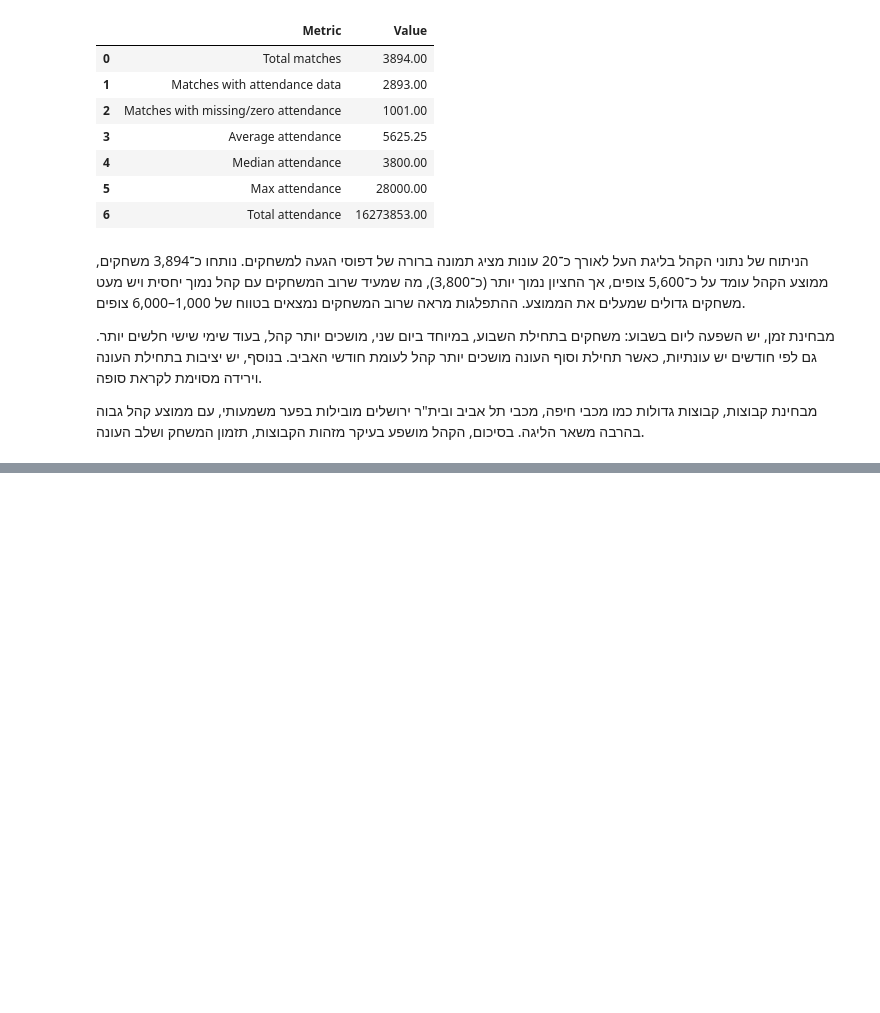
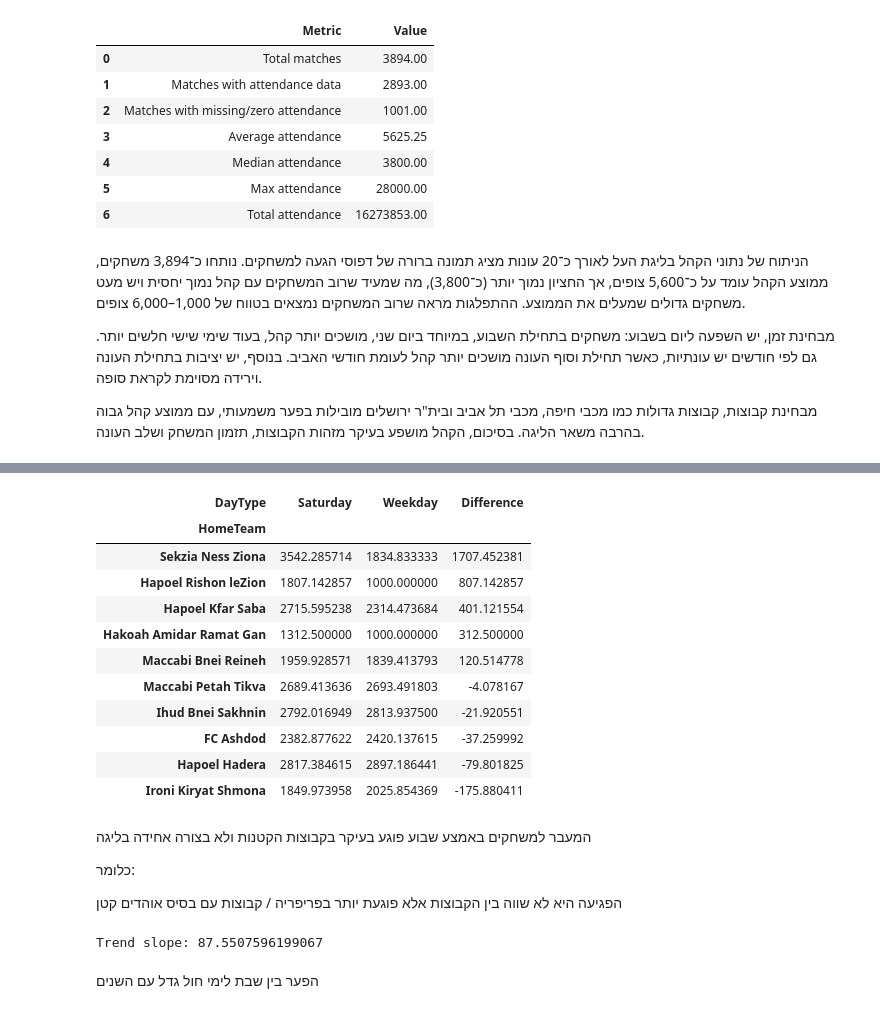
Before and after one commit to Nitaybenadmon123/ligat_haal_project, a Jupyter notebook: ligat_haal_project/notebooks/attendance/02_attendance_analysis.ipynb, the cells around one changed output, grey strips where cells are left out. Saved outputs shown, nothing was run; the diff lists cells and outputs as text; code cells hidden in the pictures; blank space fills up the shorter version.

```diff
--- a/ligat_haal_project/notebooks/attendance/02_attendance_analysis.ipynb
+++ b/ligat_haal_project/notebooks/attendance/02_attendance_analysis.ipynb
@@ -2840,0 +3012,44 @@ summary_stats
+# %%
+team_daytype = (
+    df_analysis
+    .groupby(["HomeTeam", "DayType"])["Attendance"]
+    .mean()
+    .unstack()
+)
+
+team_daytype["Difference"] = team_daytype["Saturday"] - team_daytype["Weekday"]
+
+team_daytype.sort_values("Difference", ascending=False).head(10)
+# %% [output]
+| DayType | Saturday | Weekday | Difference |
+| HomeTeam |  |  |  |
+| Sekzia Ness Ziona | 3542.285714 | 1834.833333 | 1707.452381 |
+| Hapoel Rishon leZion | 1807.142857 | 1000.000000 | 807.142857 |
+| Hapoel Kfar Saba | 2715.595238 | 2314.473684 | 401.121554 |
+| Hakoah Amidar Ramat Gan | 1312.500000 | 1000.000000 | 312.500000 |
+| Maccabi Bnei Reineh | 1959.928571 | 1839.413793 | 120.514778 |
+| Maccabi Petah Tikva | 2689.413636 | 2693.491803 | -4.078167 |
+| Ihud Bnei Sakhnin | 2792.016949 | 2813.937500 | -21.920551 |
+| FC Ashdod | 2382.877622 | 2420.137615 | -37.259992 |
+| Hapoel Hadera | 2817.384615 | 2897.186441 | -79.801825 |
+| Ironi Kiryat Shmona | 1849.973958 | 2025.854369 | -175.880411 |
+# %% [markdown]
+המעבר למשחקים באמצע שבוע פוגע בעיקר בקבוצות הקטנות
+ולא בצורה אחידה בליגה
+
+כלומר:
+
+הפגיעה היא לא שווה בין הקבוצות
+אלא פוגעת יותר בפריפריה / קבוצות עם בסיס אוהדים קטן
+# %%
+import numpy as np
+
+season_table["SeasonIndex"] = range(len(season_table))
+
+slope = np.polyfit(season_table["SeasonIndex"], season_table["Difference"], 1)[0]
+
+print("Trend slope:", slope)
+# %% [output]
+Trend slope: 87.5507596199067
+# %% [markdown]
+הפער בין שבת לימי חול גדל עם השנים
```
Also changed, not shown: parts of 16 cells of this notebook.
